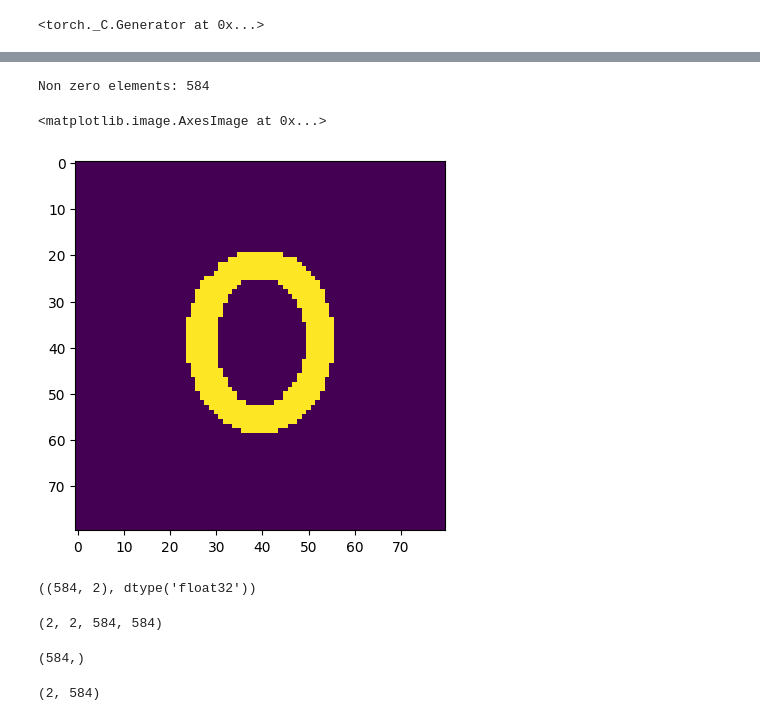
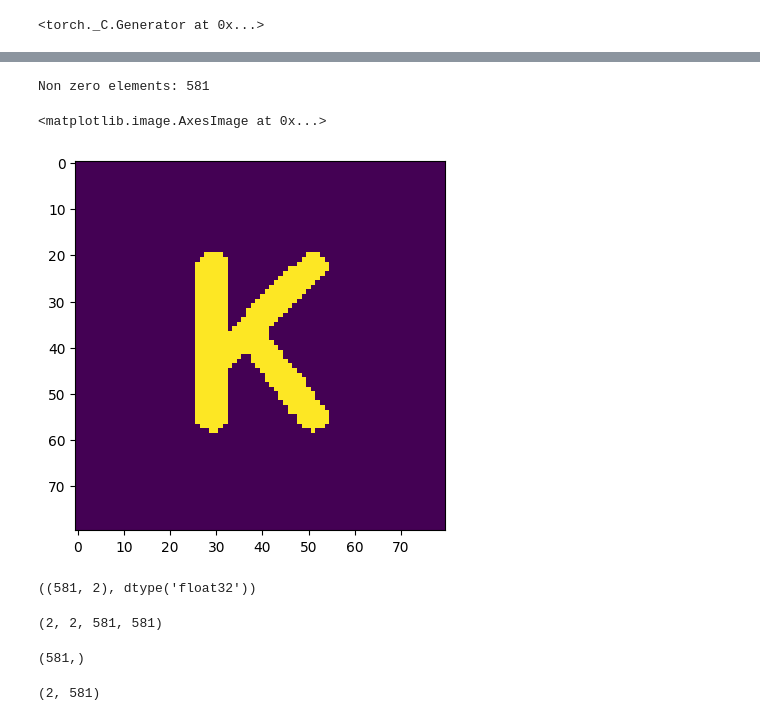
Before and after one commit to VasylVasylenko/trash_demo, a Jupyter notebook: solve_NN.ipynb, the cells around one changed output, grey strips where cells are left out. Drawn from its saved outputs; the diff is of its cells as text; code cells hidden in the pictures.

```diff
--- a/solve_NN.ipynb
+++ b/solve_NN.ipynb
@@ -233,65 +233,65 @@ G: GreenClass = GreenFirst()
 #     [np.sin(np.pi/3), np.cos(np.pi/3)]
 # ], dtype=np.float64)
 
-xi_fn: Xi = Char2DXi("O", _scale=0.5)
+xi_fn: Xi = Char2DXi("K", _scale=0.5)
 xi_fn._iadd((-0.23,-0.23))
 #xi_fn: Xi = BallNDXi([0, 0], 0.1)
 #xi_fn: Xi = RectNDXi([[-0.1, 0.1], [-0.1, 0.1]])
 #xi_fn: Xi = RectNDXi([[-0.1, 0.1], [-0.1, 0.1]], rot_mat=rot_mat, rot_point=[-0.1, -0.1], xi_val=1.5)
 #xi_fn: Xi = EllipseNDXi([0, 0], [0.1, 0.05])
 #xi_fn: Xi = ConvexPolyNDXi([[0, 0.1], [0.1,-0.1], [-0.1,-0.1]])
 #object_mask =  ConvexPolyNDXi([[-0.12, 0.12], [-0.12,-0.12], [0.12,-0.12], [0.12, 0.12]])
 #xi_fn: Xi = UnionXi([BallNDXi([-0.12, 0], 0.1), ConvexPolyNDXi([[0.12, 0.1], [0.22,-0.1], [0.02,-0.1]])],
 #                    sum_strategy=SumStrategy.MEAN)
 object_mask = ConvexPolyNDXi([[-0.2, 0.2], [-0.2,-0.2], [0.2,-0.2], [0.2, 0.2]])
 
-E_ext: E_Ext_Class = E_Ext_Const_Radial([0,0], 1)#E_Ext_Const([1, 1])
+E_ext: E_Ext_Class = E_Ext_Random_Uniform([-1,1], [-1,1])#E_Ext_Const_Radial([0,0], 1)#E_Ext_Const([1, 1])
 
 
 Nx: int = 80
 Ny: int = 80
 N: int = Nx * Ny
 
 x1, x2 = -0.3, 0.3
 y1, y2 = -0.3, 0.3
 
 sigma = 0.0
 
 xy_grid: np.ndarray = np.stack(np.meshgrid(np.linspace(x1, x2, Nx), np.linspace(y1, y2, Ny)),
                                axis=-1).reshape(-1, 2).astype(np.float32)
 Xi_mat: np.ndarray = xi_fn(xy_grid)
 Xi_mask: np.ndarray = Xi_mat != 0
 Xi_mat_nonzero: np.ndarray = Xi_mat[Xi_mask]
 print("Non zero elements:", np.count_nonzero(Xi_mat))
 Xi_mat.shape, Xi_mat.dtype, Xi_mask.shape, Xi_mask.dtype, Xi_mat_nonzero.shape, Xi_mat_nonzero.dtype
 # Show object's mask
 plt.imshow(Xi_mask.reshape(Nx, Ny)[::-1, :].copy())
 # %% [output]
-Non zero elements: 584
+Non zero elements: 581
 <matplotlib.image.AxesImage at 0x...>
-[figure, old version]
+[figure, new version]
 # %%
 xy_grid_non_zero: np.ndarray = xy_grid[Xi_mask].astype(np.float32)
 N: int = xy_grid_non_zero.shape[0]
 xy_grid_non_zero.shape, xy_grid_non_zero.dtype
 # %% [output]
-((584, 2), dtype('float32'))
+((581, 2), dtype('float32'))
 # %%
 G_mat: np.ndarray = G(xy_grid_non_zero[np.newaxis, :, :], xy_grid_non_zero[:, np.newaxis, :]).astype(np.float32)
 G_mat.shape
 # %% [output]
-(2, 2, 584, 584)
+(2, 2, 581, 581)
 # %%
 delta: float = (x2 - x1) / Nx * (y2 - y1) / Ny
 delta_mat: np.ndarray = np.ones((xy_grid_non_zero.shape[0],), dtype=np.float32) * delta
 delta_mat.shape
 # %% [output]
-(584,)
+(581,)
 # %%
 E_ext_mat: np.ndarray = E_ext(xy_grid_non_zero).astype(np.float32)
 E_ext_mat.shape
 # %% [output]
-(2, 584)
+(2, 581)
 # %%
  from fredholm_solving.common.domain import Domain
 
```
Also changed, not shown: parts of 10 cells of this notebook.
